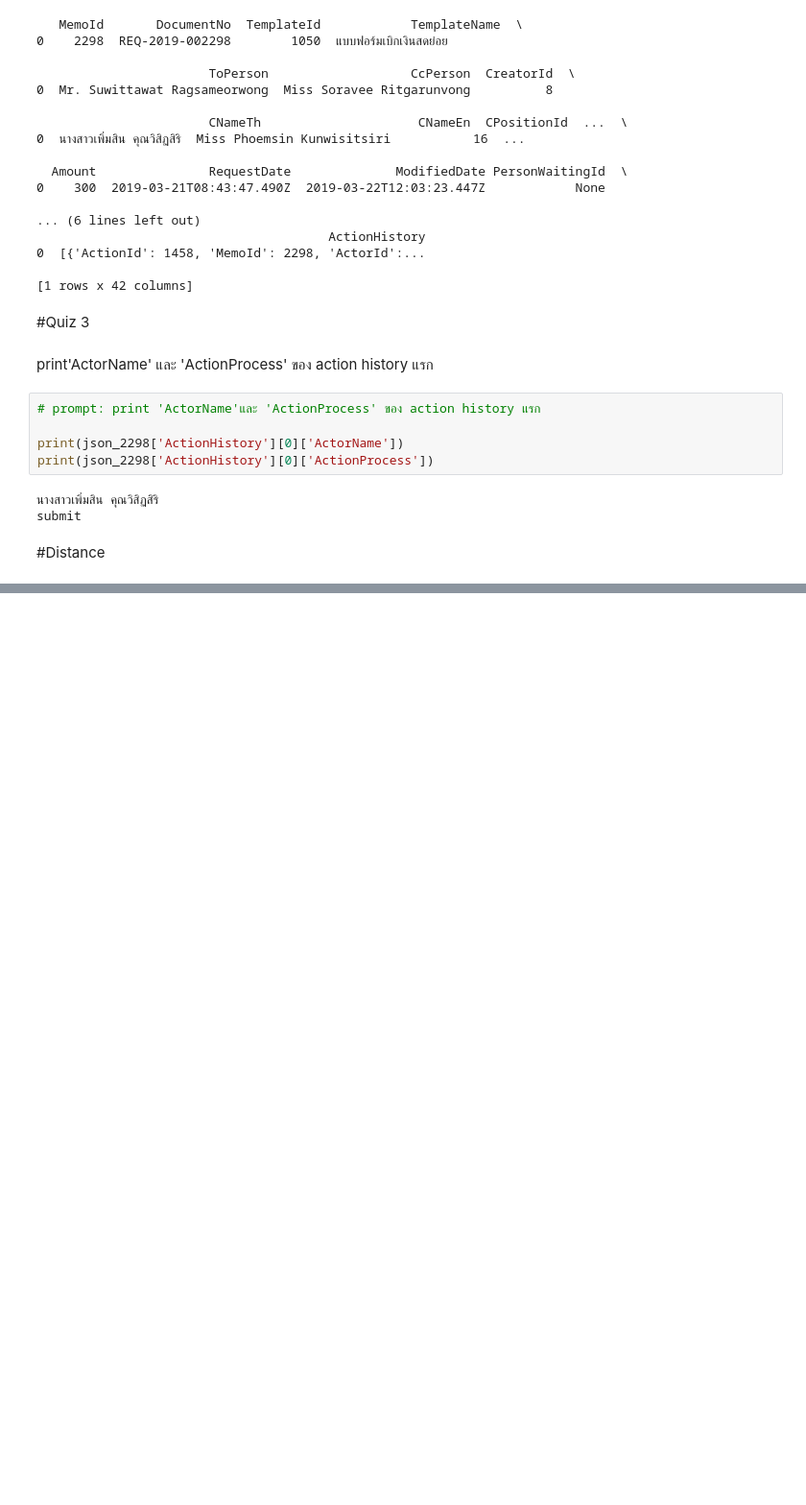
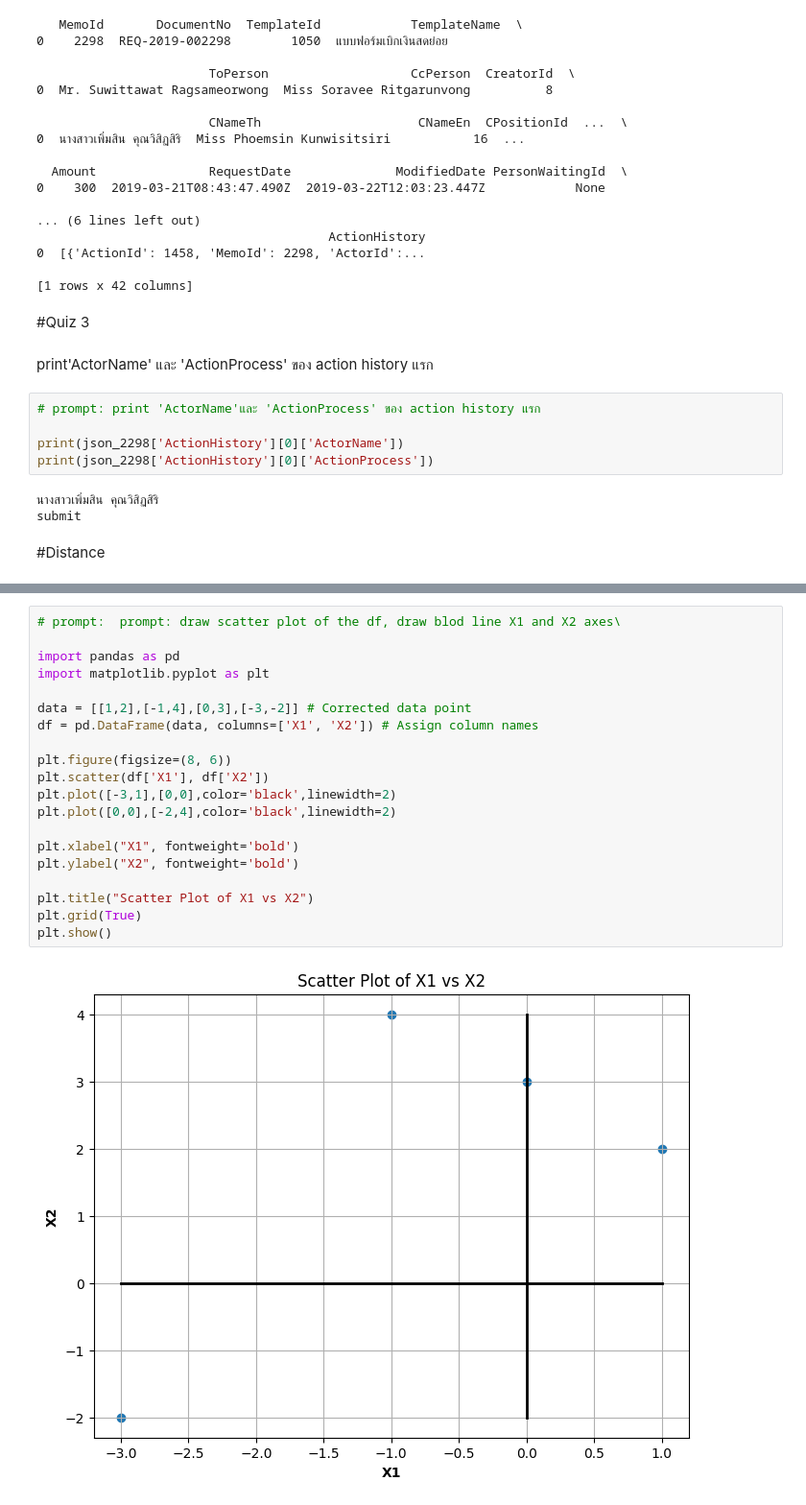
Before and after one commit to pingping-0606/bsc_dpdm24, a Jupyter notebook: Chapter_2_Understanding_Data.ipynb, the cells around one changed output, grey strips where cells are left out. Shown: that part at 96% size. Drawn from its saved outputs; the diff is of its cells as text; blank space fills up the shorter version.

```diff
--- a/Chapter_2_Understanding_Data.ipynb
+++ b/Chapter_2_Understanding_Data.ipynb
@@ -317,0 +329,22 @@ submit
+# %%
+# prompt:  prompt: draw scatter plot of the df, draw blod line X1 and X2 axes\
+
+import pandas as pd
+import matplotlib.pyplot as plt
+
+data = [[1,2],[-1,4],[0,3],[-3,-2]] # Corrected data point
+df = pd.DataFrame(data, columns=['X1', 'X2']) # Assign column names
+
+plt.figure(figsize=(8, 6))
+plt.scatter(df['X1'], df['X2'])
+plt.plot([-3,1],[0,0],color='black',linewidth=2)
+plt.plot([0,0],[-2,4],color='black',linewidth=2)
+
+plt.xlabel("X1", fontweight='bold')
+plt.ylabel("X2", fontweight='bold')
+
+plt.title("Scatter Plot of X1 vs X2")
+plt.grid(True)
+plt.show()
+# %% [output]
+[figure, added]
```
Also changed, not shown: parts of 7 cells of this notebook.
